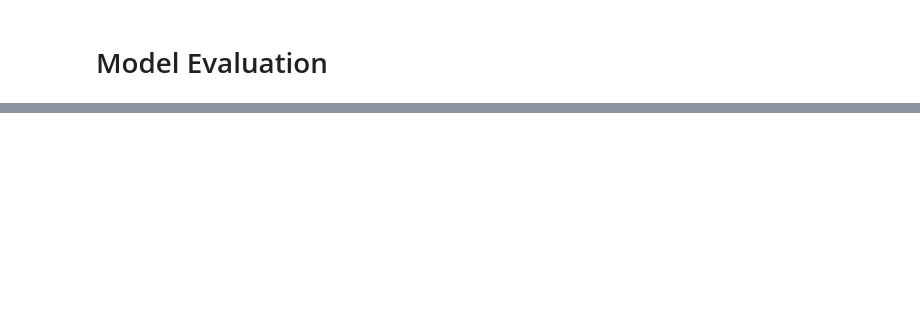
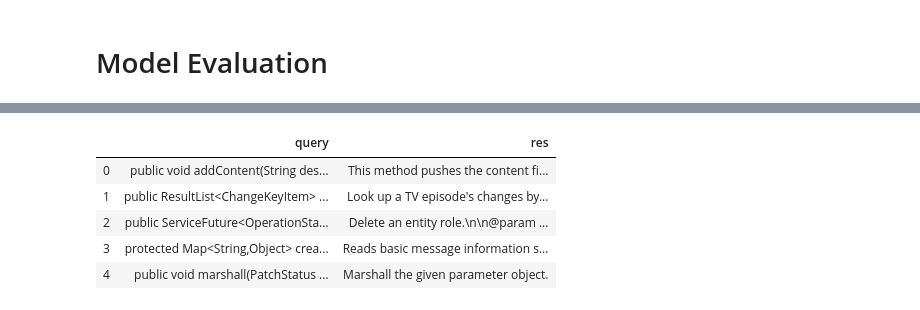
Before and after one commit to ncoop57/sme_qa, a Jupyter notebook: main/nbs/mdling/transformer/transformer.ipynb, the cells around one changed output, grey strips where cells are left out. Saved outputs shown, nothing was run; the diff lists cells and outputs as text; code cells hidden in the pictures; blank space fills up the shorter version.

```diff
--- a/main/nbs/mdling/transformer/transformer.ipynb
+++ b/main/nbs/mdling/transformer/transformer.ipynb
@@ -239,0 +183,3 @@ torch.cuda.empty_cache()
+# %%
+max_query = 512
+max_res   = 128
@@ -239,0 +195,9 @@ torch.cuda.empty_cache()
+# %%
+cmt_val.head()
+# %% [output]
+|  | query | res |
+| 0 | public void addContent(String des... | This method pushes the content fi... |
+| 1 | public ResultList<ChangeKeyItem> ... | Look up a TV episode's changes by... |
+| 2 | public ServiceFuture<OperationSta... | Delete an entity role.\n\n@param ... |
+| 3 | protected Map<String,Object> crea... | Reads basic message information s... |
+| 4 | public void marshall(PatchStatus ... | Marshall the given parameter object. |
```
Also changed, not shown: parts of 87 cells of this notebook, 11 other files.
